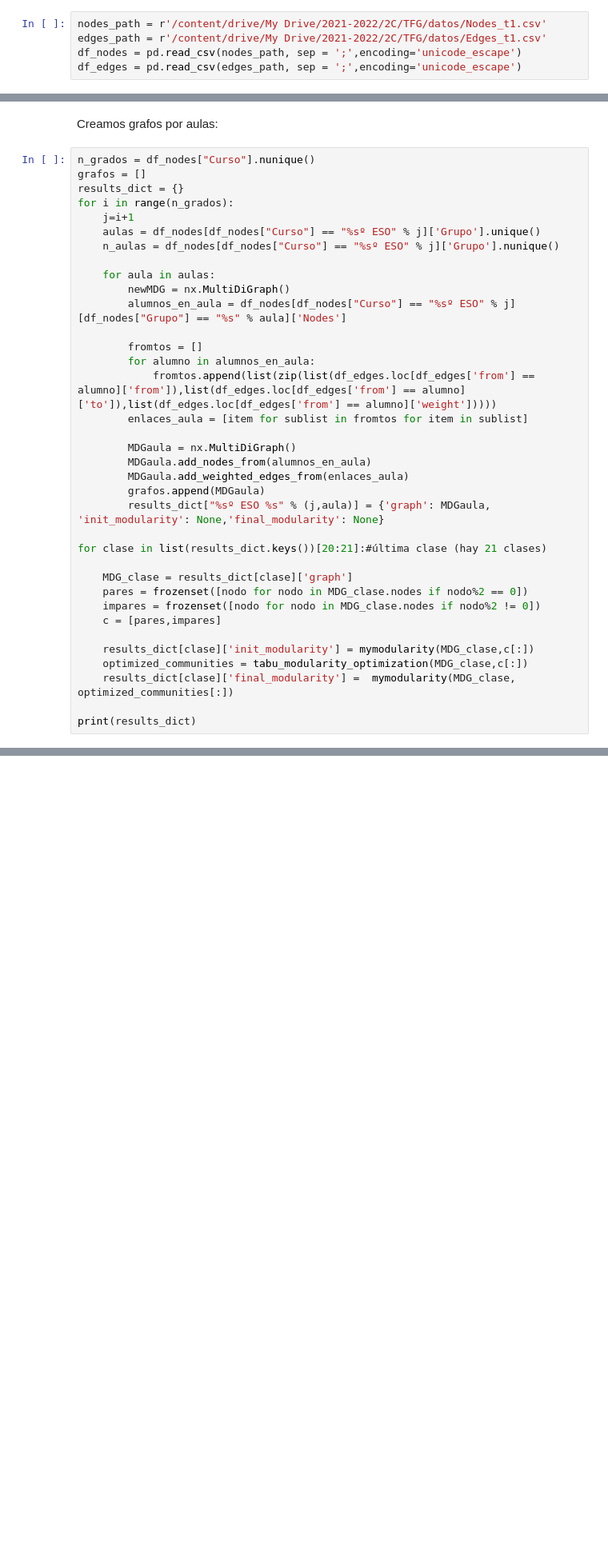
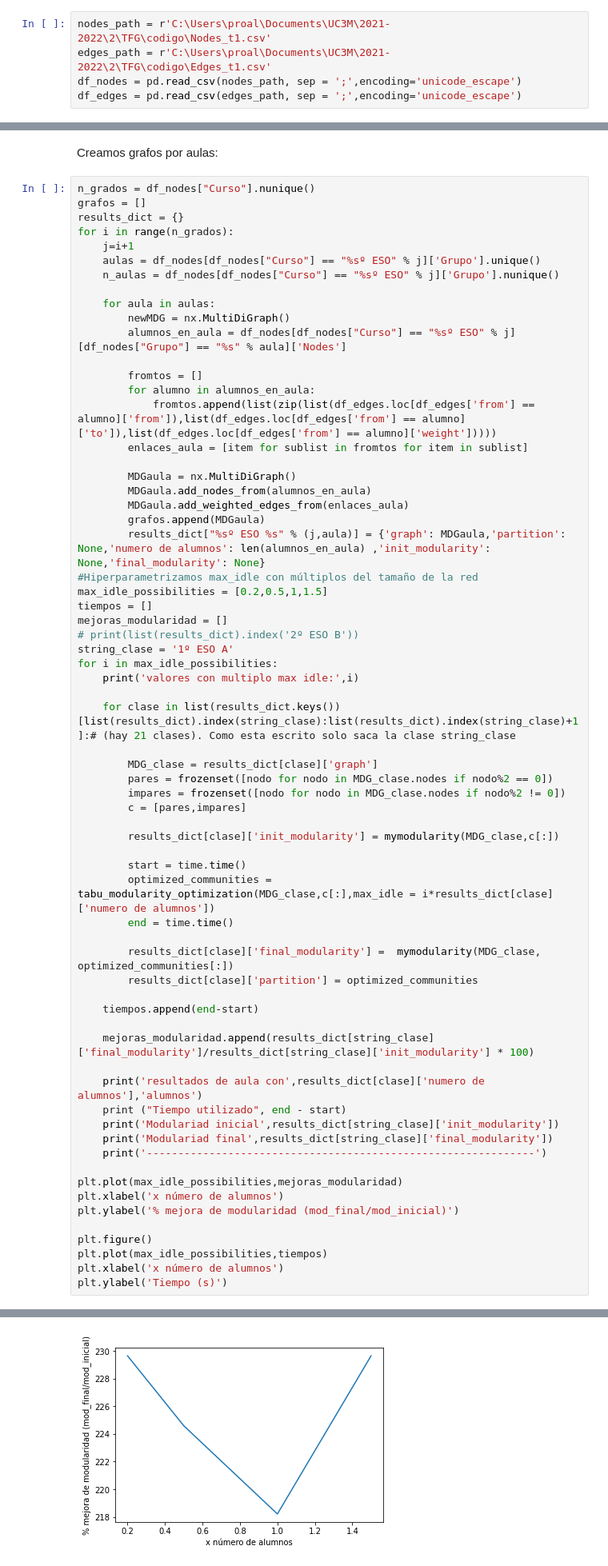
Before and after one commit to alejandro-gitt/clustpy, a Jupyter notebook: test_notebook.ipynb, the cells around one changed output, grey strips where cells are left out. Shown at 80% size. Drawn from its saved outputs; the diff is of its cells as text; blank space fills up the shorter version.

```diff
--- a/test_notebook.ipynb
+++ b/test_notebook.ipynb
@@ -36,8 +27,8 @@ importlib.reload(tabusearch)
 # %% [markdown]
 Obtenemos datos de los nodos y enlaces de los csv:
 # %%
-nodes_path = r'/content/drive/My Drive/2021-2022/2C/TFG/datos/Nodes_t1.csv'
-edges_path = r'/content/drive/My Drive/2021-2022/2C/TFG/datos/Edges_t1.csv'
+nodes_path = r'C:\Users\proal\Documents\UC3M\2021-2022\2\TFG\codigo\Nodes_t1.csv'
+edges_path = r'C:\Users\proal\Documents\UC3M\2021-2022\2\TFG\codigo\Edges_t1.csv'
 df_nodes = pd.read_csv(nodes_path, sep = ';',encoding='unicode_escape')
 df_edges = pd.read_csv(edges_path, sep = ';',encoding='unicode_escape')
 # %% [markdown]
@@ -78,18 +69,48 @@ for i in range(n_grados):
         MDGaula.add_nodes_from(alumnos_en_aula)
         MDGaula.add_weighted_edges_from(enlaces_aula)
         grafos.append(MDGaula)
-        results_dict["%sº ESO %s" % (j,aula)] = {'graph': MDGaula, 'init_modularity': None,'final_modularity': None}
+        results_dict["%sº ESO %s" % (j,aula)] = {'graph': MDGaula,'partition': None,'numero de alumnos': len(alumnos_en_aula) ,'init_modularity': None,'final_modularity': None}
+#Hiperparametrizamos max_idle con múltiplos del tamaño de la red
+max_idle_possibilities = [0.2,0.5,1,1.5]
+tiempos = []
+mejoras_modularidad = []
+# print(list(results_dict).index('2º ESO B'))
+string_clase = '1º ESO A'
+for i in max_idle_possibilities:
+    print('valores con multiplo max idle:',i)
 
-for clase in list(results_dict.keys())[20:21]:#última clase (hay 21 clases)
+    for clase in list(results_dict.keys())[list(results_dict).index(string_clase):list(results_dict).index(string_clase)+1]:# (hay 21 clases). Como esta escrito solo saca la clase string_clase
 
-    MDG_clase = results_dict[clase]['graph']
-    pares = frozenset([nodo for nodo in MDG_clase.nodes if nodo%2 == 0])
-    impares = frozenset([nodo for nodo in MDG_clase.nodes if nodo%2 != 0])
-    c = [pares,impares]
+        MDG_clase = results_dict[clase]['graph']
+        pares = frozenset([nodo for nodo in MDG_clase.nodes if nodo%2 == 0])
+        impares = frozenset([nodo for nodo in MDG_clase.nodes if nodo%2 != 0])
+        c = [pares,impares]
 
-    results_dict[clase]['init_modularity'] = mymodularity(MDG_clase,c[:])
-    optimized_communities = tabu_modularity_optimization(MDG_clase,c[:])
-    results_dict[clase]['final_modularity'] =  mymodularity(MDG_clase, optimized_communities[:])
+        results_dict[clase]['init_modularity'] = mymodularity(MDG_clase,c[:])
 
-print(results_dict)
+        start = time.time()
+        optimized_communities = tabu_modularity_optimization(MDG_clase,c[:],max_idle = i*results_dict[clase]['numero de alumnos'])
+        end = time.time()
+
+        results_dict[clase]['final_modularity'] =  mymodularity(MDG_clase, optimized_communities[:])
+        results_dict[clase]['partition'] = optimized_communities
+
+    tiempos.append(end-start)
+
+    mejoras_modularidad.append(results_dict[string_clase]['final_modularity']/results_dict[string_clase]['init_modularity'] * 100)
+
+    print('resultados de aula con',results_dict[clase]['numero de alumnos'],'alumnos')
+    print ("Tiempo utilizado", end - start)
+    print('Modulariad inicial',results_dict[string_clase]['init_modularity'])
+    print('Modulariad final',results_dict[string_clase]['final_modularity'])
+    print('--------------------------------------------------------------')
+
+plt.plot(max_idle_possibilities,mejoras_modularidad)
+plt.xlabel('x número de alumnos')
+plt.ylabel('% mejora de modularidad (mod_final/mod_inicial)')
+
+plt.figure()
+plt.plot(max_idle_possibilities,tiempos)
+plt.xlabel('x número de alumnos')
+plt.ylabel('Tiempo (s)')
 # %% [output]
@@ -97,0 +135 @@ maximo de vueltas inutiles 1
+[figure, added]
```
Also changed, not shown: parts of 9 cells of this notebook, 2 other files.
